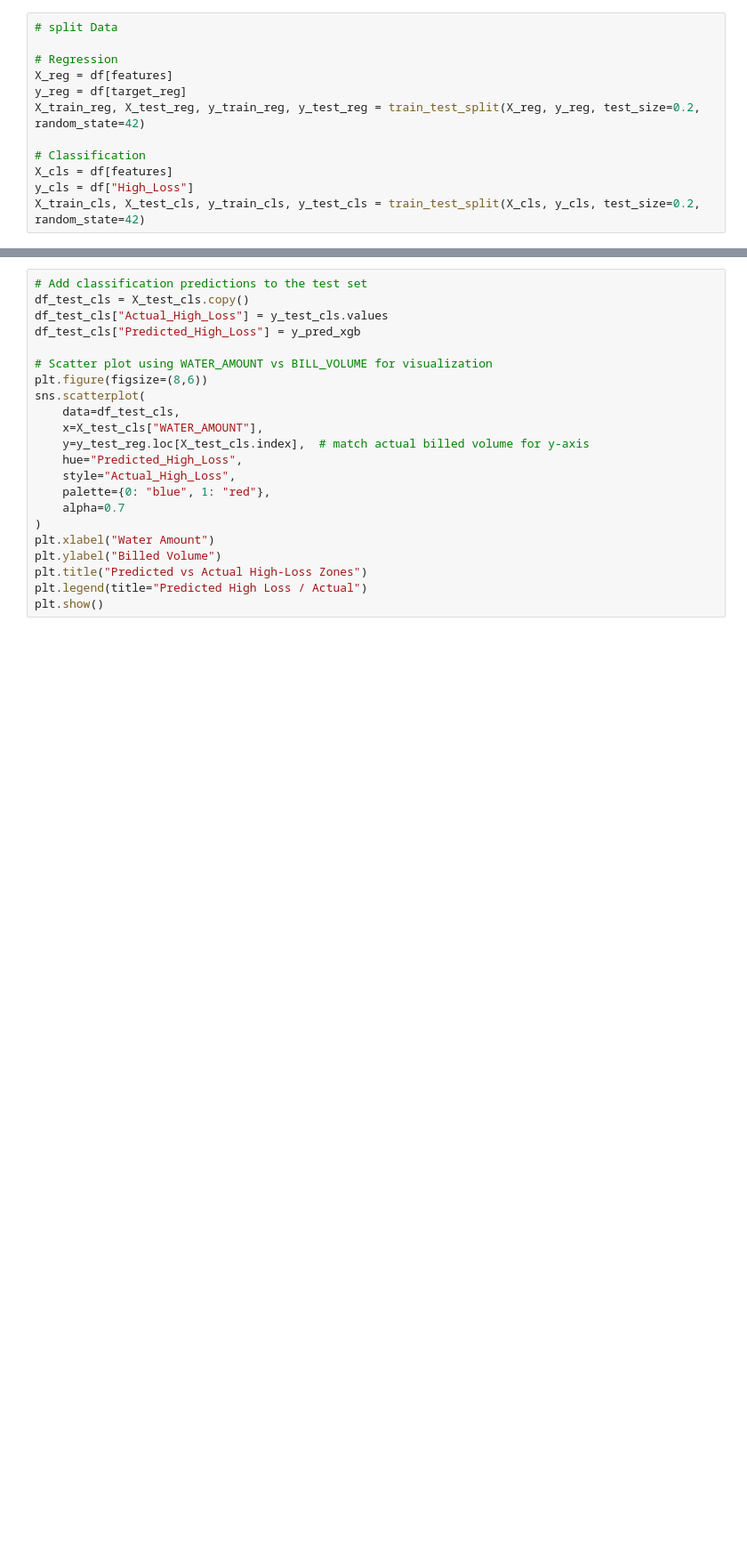
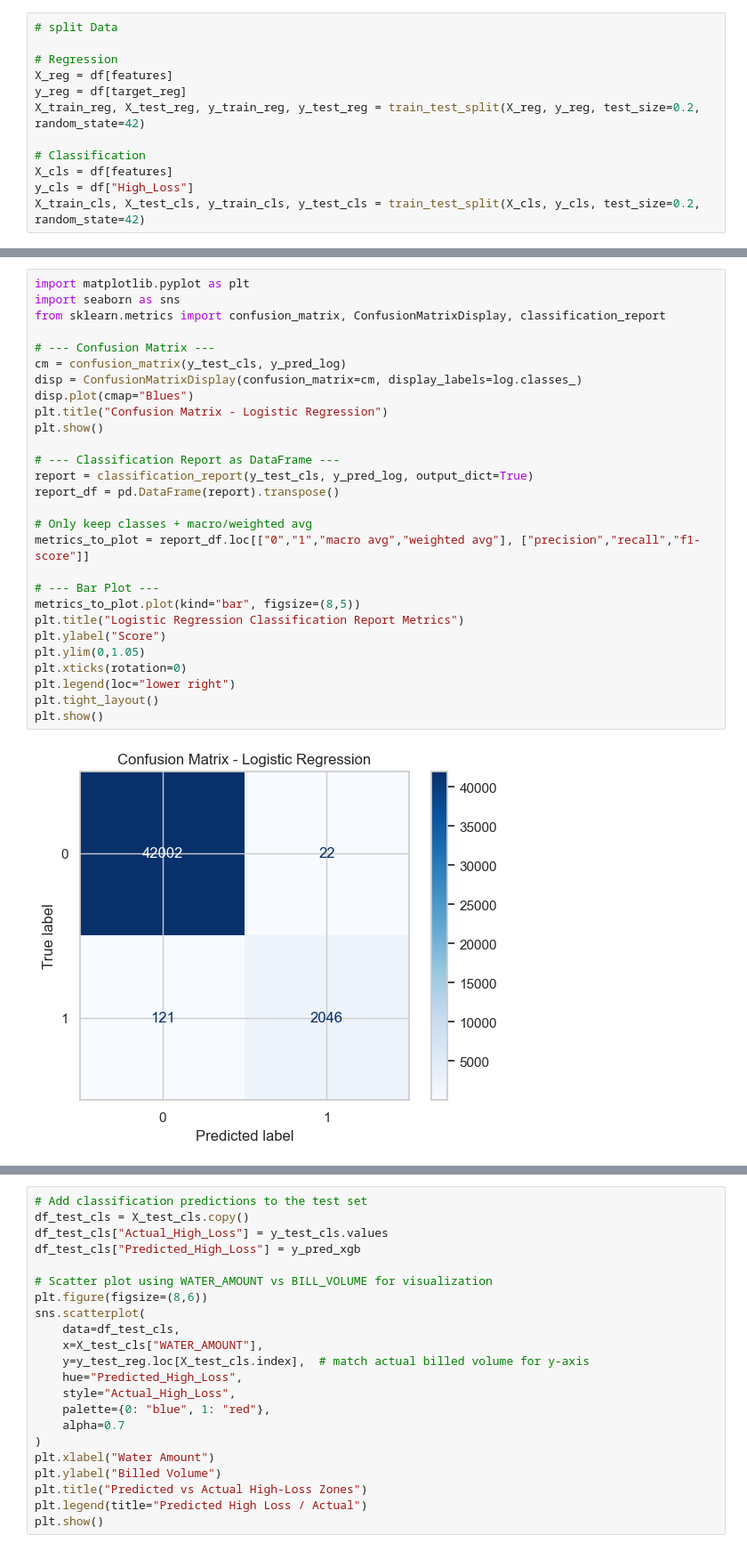
Before and after one commit to Assesa44/water-loss-reduction-through-smart-metering, a Jupyter notebook: Notebooks/Exploratory/clustering.ipynb, the cells around one changed output, grey strips where cells are left out. Shown at 89% size. Drawn from its saved outputs; the diff is of its cells as text; blank space fills up the shorter version.

```diff
--- a/Notebooks/Exploratory/clustering.ipynb
+++ b/Notebooks/Exploratory/clustering.ipynb
@@ -1370 +1429,31 @@ Logistic Regression Accuracy: 0.9974655472833835
 weighted avg       1.00      1.00      1.00     44191
+# %%
+import matplotlib.pyplot as plt
+import seaborn as sns
+from sklearn.metrics import confusion_matrix, ConfusionMatrixDisplay, classification_report
+
+# --- Confusion Matrix ---
+cm = confusion_matrix(y_test_cls, y_pred_log)
+disp = ConfusionMatrixDisplay(confusion_matrix=cm, display_labels=log.classes_)
+disp.plot(cmap="Blues")
+plt.title("Confusion Matrix - Logistic Regression")
+plt.show()
+
+# --- Classification Report as DataFrame ---
+report = classification_report(y_test_cls, y_pred_log, output_dict=True)
+report_df = pd.DataFrame(report).transpose()
+
+# Only keep classes + macro/weighted avg
+metrics_to_plot = report_df.loc[["0","1","macro avg","weighted avg"], ["precision","recall","f1-score"]]
+
+# --- Bar Plot ---
+metrics_to_plot.plot(kind="bar", figsize=(8,5))
+plt.title("Logistic Regression Classification Report Metrics")
+plt.ylabel("Score")
+plt.ylim(0,1.05)
+plt.xticks(rotation=0)
+plt.legend(loc="lower right")
+plt.tight_layout()
+plt.show()
+# %% [output]
+[figure, added]
```
Also changed, not shown: parts of 39 cells of this notebook, 8 other files.
